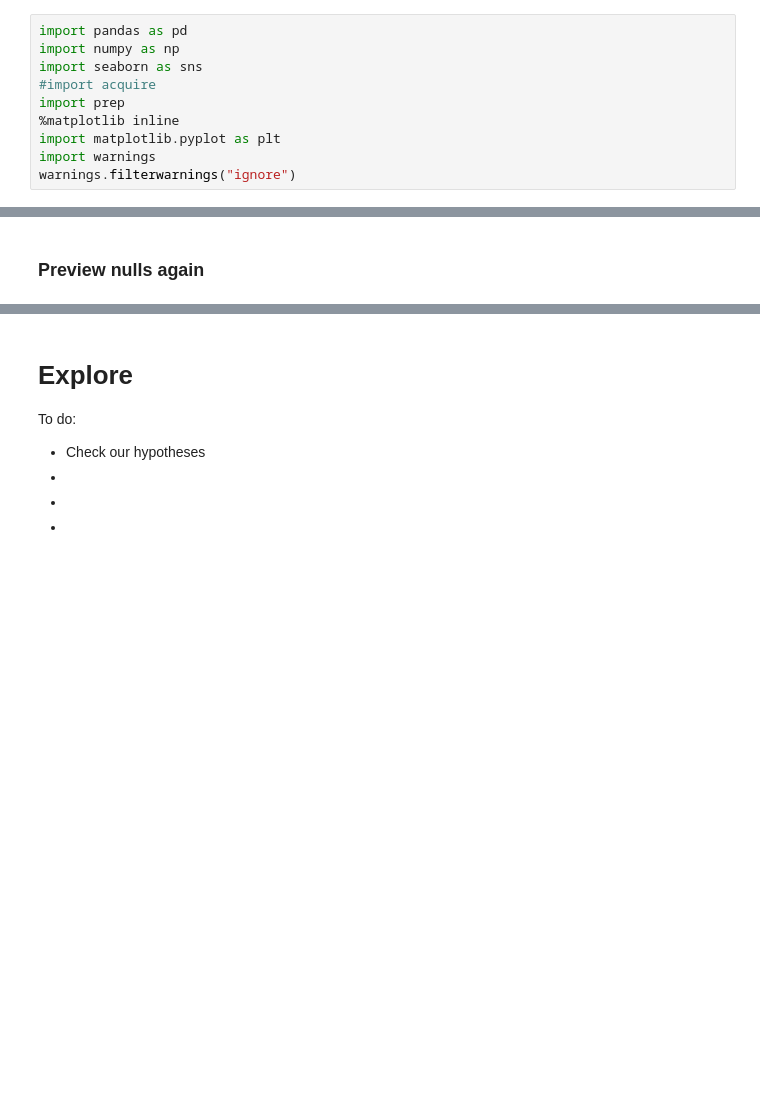
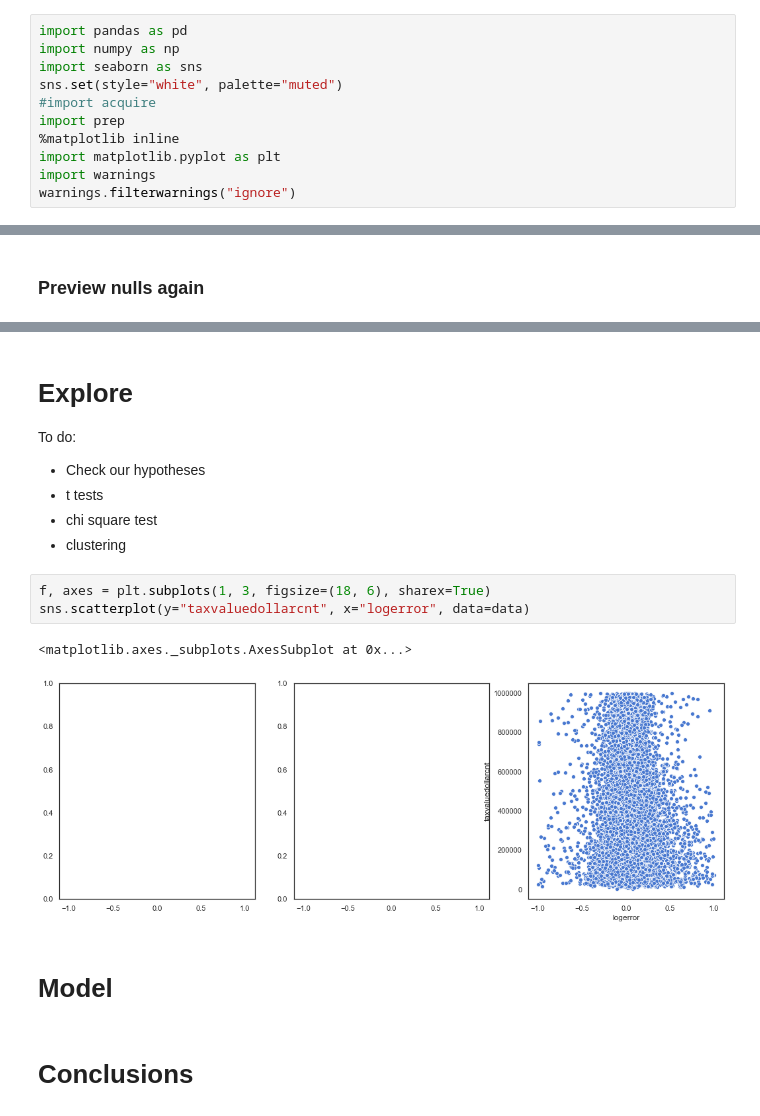
Before and after one commit to PeopleAgainstBroccoli/zillow_cluster, a Jupyter notebook: working_notebook.ipynb, the cells around one changed output, grey strips where cells are left out. Cells and saved outputs as stored; diff of their text form; blank space fills up the shorter version.

```diff
--- a/working_notebook.ipynb
+++ b/working_notebook.ipynb
@@ -17,6 +17,7 @@ What do we think causes log error:
 import pandas as pd
 import numpy as np
 import seaborn as sns
+sns.set(style="white", palette="muted")
 #import acquire
 import prep
 %matplotlib inline
@@ -176,6 +181,16 @@ prep.nulls_by_col(data)
 To do:
 
 - Check our hypotheses
--
--
--
+- t tests
+- chi square test
+- clustering
+# %%
+f, axes = plt.subplots(1, 3, figsize=(18, 6), sharex=True)
+sns.scatterplot(y="taxvaluedollarcnt", x="logerror", data=data)
+# %% [output]
+<matplotlib.axes._subplots.AxesSubplot at 0x...>
+[figure, added]
+# %% [markdown]
+# Model
+# %% [markdown]
+# Conclusions
```
Also changed, not shown: parts of 6 cells of this notebook, 1 other file.
